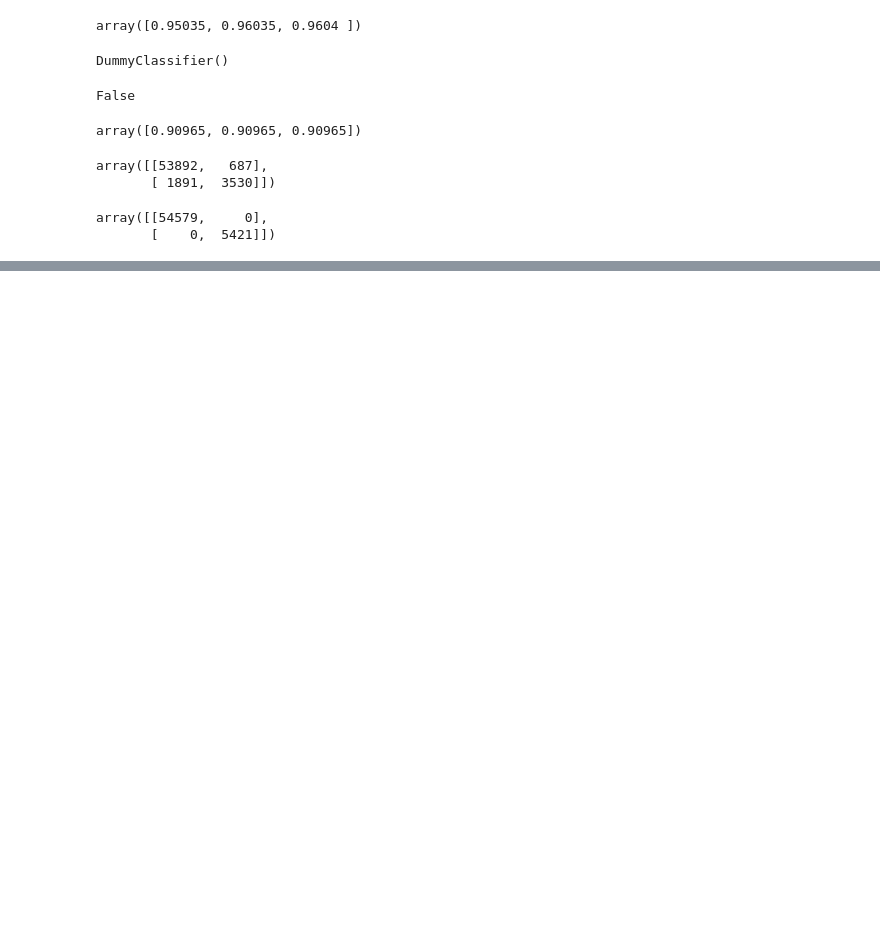
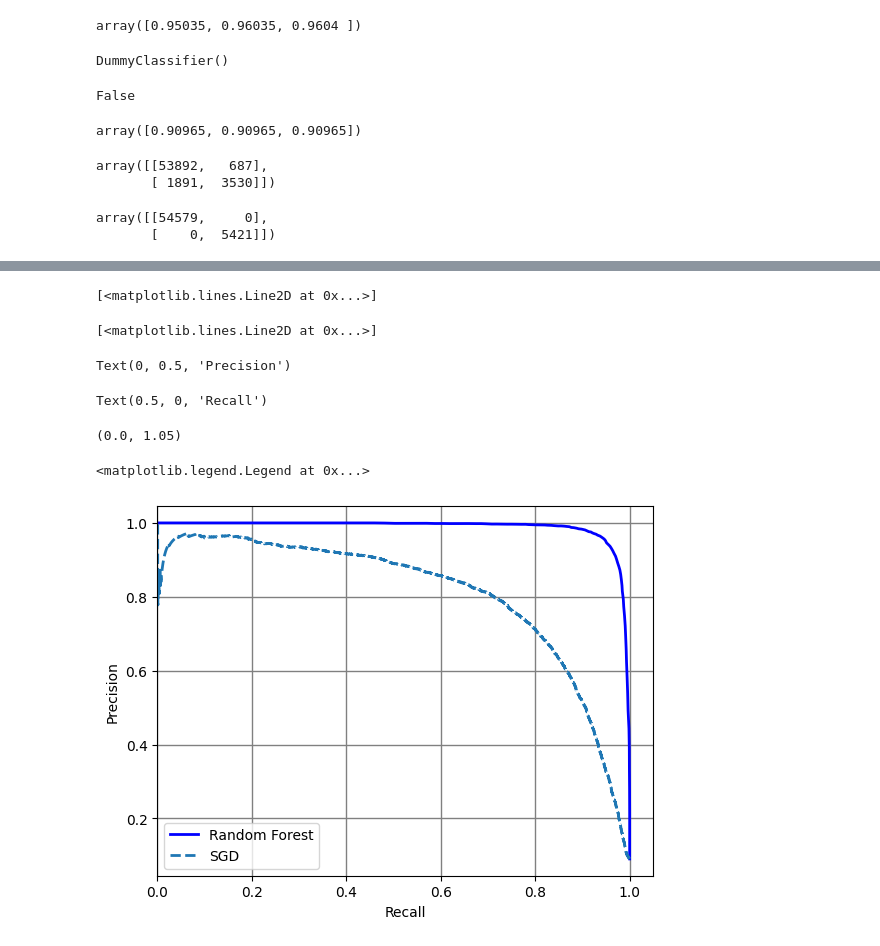
Before and after one commit to JoachimKvamme/hands_on_machine_learning_with_jupyter, a Jupyter notebook: classification_mnist_chapter_3.ipynb, the cells around one changed output, grey strips where cells are left out. Drawn from its saved outputs; the diff is of its cells as text; code cells hidden in the pictures; blank space fills up the shorter version.

```diff
--- a/classification_mnist_chapter_3.ipynb
+++ b/classification_mnist_chapter_3.ipynb
@@ -95,0 +180,20 @@ recall_score(y_train_5, y_train_pred)
+# %%
+y_scores_forest = y_probas_forest[:, 1]
+precision_forest, recalls_forest, thresholds_forest = precision_recall_curve(y_train_5, y_scores_forest)
+
+plt.plot(recalls_forest, precision_forest, "b-", linewidth=2, label="Random Forest")
+plt.plot(recalls, precisions, "--", linewidth=2, label="SGD")
+plt.grid(True, color="grey", linewidth=1)
+plt.ylabel("Precision")
+plt.xlabel("Recall")
+plt.xlim(left=0)
+plt.legend()
+plt.show()
+# %% [output]
+[<matplotlib.lines.Line2D at 0x...>]
+[<matplotlib.lines.Line2D at 0x...>]
+Text(0, 0.5, 'Precision')
+Text(0.5, 0, 'Recall')
+(0.0, 1.05)
+<matplotlib.legend.Legend at 0x...>
+[figure, added]
```
Also changed, not shown: parts of 9 cells of this notebook.
